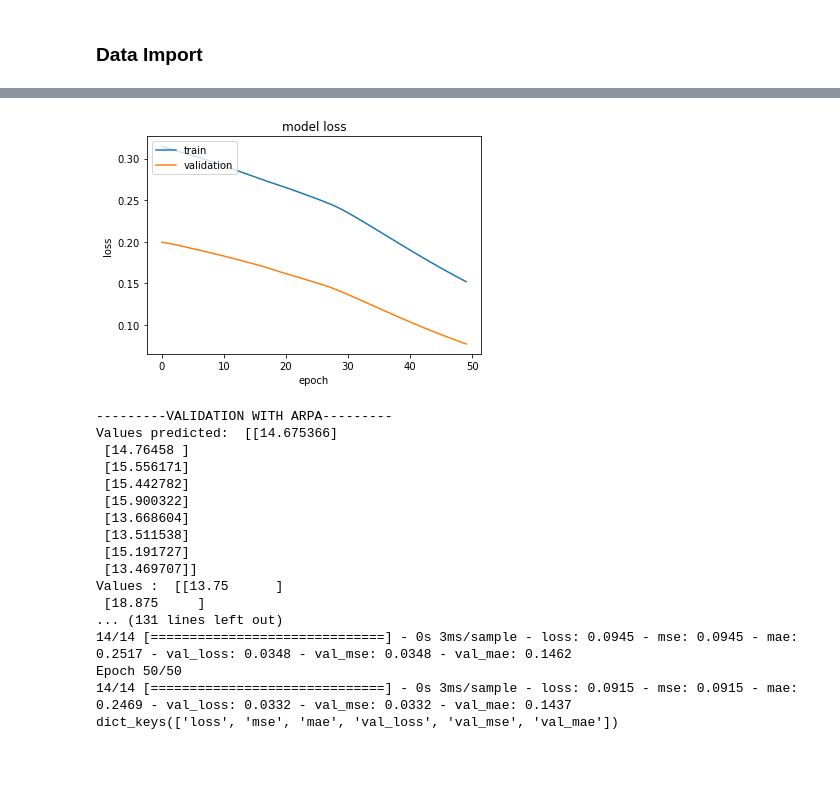
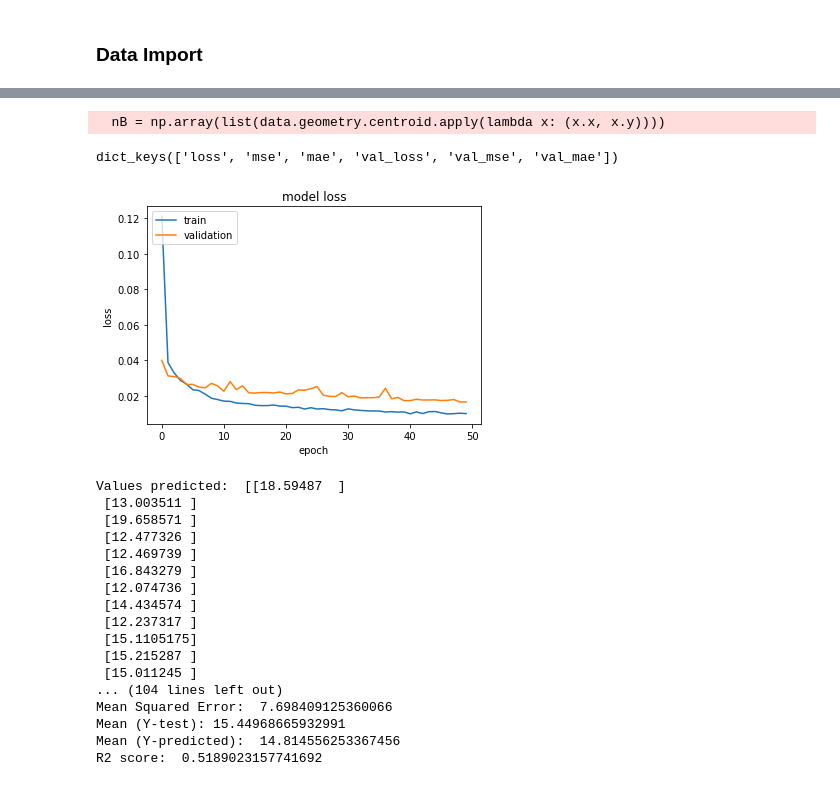
Before and after one commit to gisgeolab/D-DUST, a Jupyter notebook: notebooks/Keras_prediction_model.ipynb, the cells around one changed output, grey strips where cells are left out. Cells and saved outputs as stored; diff of their text form; code cells hidden in the pictures.

```diff
--- a/notebooks/Keras_prediction_model.ipynb
+++ b/notebooks/Keras_prediction_model.ipynb
@@ -33,18 +33,18 @@ from sklearn.metrics import r2_score
 # %%
 RESOLUTION = '0_1'
 geopackages = os.listdir('grids_'+RESOLUTION)
-#geopackages.remove('.DS_Store')
 
 TARGET = 'pm25_st'
 NUMBER_OF_PARAMS = 8
 NUMBER_OF_COVARIATES = NUMBER_OF_PARAMS + 2
 
+results1 = pd.DataFrame(columns=['MAE', 'MSE', 'mean Y-Test', 'mean Y-predicted', 'R2'])
+results2 = pd.DataFrame(columns=['MAE', 'MSE', 'mean Y-Test', 'mean Y-predicted', 'R2'])
 
 
 
-for grid in geopackages:
-    data = gpd.read_file('grids_'+RESOLUTION+'/'+ grid)
-
+for index, grid in enumerate(geopackages):
+    data = m.increase_data(gpd.read_file('grids_'+RESOLUTION+'/'+ grid), 'pm25_st', 5)
     coll = pd.DataFrame()
     coll['pm25_st'] = data['pm25_st']
     coll['pm25_cams'] = data['pm25_cams']
@@ -53,6 +53,10 @@ for grid in geopackages:
     #print('Mean Absolute Error: ',mean_absolute_error(coll['pm25_cams'], coll['pm25_st'], ))
     #print('Mean Squared Error: ',mean_squared_error(coll['pm25_cams'], coll['pm25_st']))
     #print('R2 score: ',r2_score(coll['pm25_cams'], coll['pm25_st']))
+
+    points_st = gpd.read_file('arpa_stations/pm25_st.gpkg')
+
+    data = m.add_buffer(points_st, data, data, 10)
 
 
     data = data[~data[TARGET].isnull()]
@@ -108,6 +112,9 @@ for grid in geopackages:
     scaler_y.fit(y_val)
     yval_scale=scaler_y.transform(y_val)
 
+
+    print('---------'+ grid +'---------')
+
     model = Sequential()
     model.add(Dense(NUMBER_OF_COVARIATES, input_dim=NUMBER_OF_COVARIATES, kernel_initializer='normal', activation='relu'))
     model.add(Dense(NUMBER_OF_COVARIATES/2, activation='relu'))
@@ -116,9 +123,9 @@ for grid in geopackages:
 
     model.compile(loss='mse', optimizer='adam', metrics=['mse','mae'])
 
-    print('---------'+ grid +'---------')
 
-    history=model.fit(xtrain_scale, ytrain_scale, epochs=50, batch_size=xtrain_scale.shape[0], verbose=1, validation_split=0.30)
+
+    history=model.fit(xtrain_scale, ytrain_scale, epochs=50, batch_size=1, verbose=0, validation_split=0.30)
     predictions = model.predict(xval_scale)
 
     print(history.history.keys())
@@ -135,9 +142,17 @@ for grid in geopackages:
 
     predictions = scaler_y.inverse_transform(predictions)
 
-    print('---------VALIDATION WITH ARPA---------')
+
+    results1.loc[index]= [round(mean_absolute_error(y_val, predictions),3), round(mean_squared_error(y_val, predictions),3), round(np.mean(y_val), 3), round(np.mean(predictions), 3), round(r2_score(y_val, predictions), 3)]
+    results1.rename(index={index: grid}, inplace=True)
+
+
+
+
+
     print('Values predicted: ', predictions)
     print('Values : ', scaler_y.inverse_transform(yval_scale))
+    print('---------VALIDATION WITH ARPA (TEST_SET)---------')
 
     print('Mean Absolute Error: ',mean_absolute_error(y_val, predictions))
     print('Mean Squared Error: ',mean_squared_error(y_val, predictions))
@@ -147,7 +162,7 @@ for grid in geopackages:
 
     #%%
 
-    data_new = gpd.read_file('grids_'+RESOLUTION+'/'+ grid)
+    data_new = m.increase_data(gpd.read_file('grids_'+RESOLUTION+'/'+ grid), 'pm25_st', 5)
     data_new = data_new[~data_new[TARGET].isnull()]
     pm25_obs = data_new['pm25_st']
     X_new = pd.DataFrame(data=data_new, columns=labels).dropna(axis=1)
@@ -169,10 +184,19 @@ for grid in geopackages:
     e['predictions_pm25'] = list(predictions_pm25)
     e['pm25_obs'] = list(pm25_obs)
     e = e.dropna(axis=0)
-    print('---------VALIDATION WITH CAMS---------')
+    print('---------VALIDATION WITH ARPA (ALL)---------')
     print('Mean Absolute Error: ',mean_absolute_error(e['pm25_obs'], e['predictions_pm25']))
     print('Mean Squared Error: ',mean_squared_error(e['pm25_obs'], e['predictions_pm25']))
     print('Mean (Y-test):',np.mean(e['pm25_obs']))
     print('Mean (Y-predicted): ',np.mean(e['predictions_pm25']))
     print('R2 score: ',r2_score(e['pm25_obs'], e['predictions_pm25']))
+
+    results2.loc[index]= [round(mean_absolute_error(e['pm25_obs'], e['predictions_pm25']),3), round(mean_squared_error(e['pm25_obs'], e['predictions_pm25']),3), round(np.mean(e['pm25_obs']),3), round(np.mean(e['predictions_pm25']),3), round(r2_score(e['pm25_obs'], e['predictions_pm25']),3)]
+    results2.rename(index={index: grid}, inplace=True)
+
+results1 = results1.T
+results2 = results2.T
+
+results1.to_excel('test/keras1'+RESOLUTION+'.xlsx')
+results2.to_excel('test/keras2'+RESOLUTION+'.xlsx')
 # %% [output]
@@ -217,18 +241,20 @@ dict_keys(['loss', 'mse', 'mae', 'val_loss', 'val_mse', 'val_mae'])
+  nB = np.array(list(data.geometry.centroid.apply(lambda x: (x.x, x.y))))
+dict_keys(['loss', 'mse', 'mae', 'val_loss', 'val_mse', 'val_mae'])
-[figure, old version]
+[figure, new version]
----------VALIDATION WITH ARPA---------
-Values predicted:  [[14.675366]
- [14.76458 ]
- [15.556171]
- [15.442782]
- [15.900322]
- [13.668604]
- [13.511538]
- [15.191727]
- [13.469707]]
-Values :  [[13.75      ]
- [18.875     ]
-... (131 lines left out)
-14/14 [==============================] - 0s 3ms/sample - loss: 0.0945 - mse: 0.0945 - mae: 0.2517 - val_loss: 0.0348 - val_mse: 0.0348 - val_mae: 0.1462
-Epoch 50/50
-14/14 [==============================] - 0s 3ms/sample - loss: 0.0915 - mse: 0.0915 - mae: 0.2469 - val_loss: 0.0332 - val_mse: 0.0332 - val_mae: 0.1437
-dict_keys(['loss', 'mse', 'mae', 'val_loss', 'val_mse', 'val_mae'])
+Values predicted:  [[18.59487  ]
+ [13.003511 ]
+ [19.658571 ]
+ [12.477326 ]
+ [12.469739 ]
+ [16.843279 ]
+ [12.074736 ]
+ [14.434574 ]
+ [12.237317 ]
+ [15.1105175]
+ [15.215287 ]
+ [15.011245 ]
+... (104 lines left out)
+Mean Squared Error:  7.698409125360066
+Mean (Y-test): 15.44968665932991
+Mean (Y-predicted):  14.814556253367456
+R2 score:  0.5189023157741692
```
Also changed, not shown: parts of 1 cell of this notebook, 2 other files.
